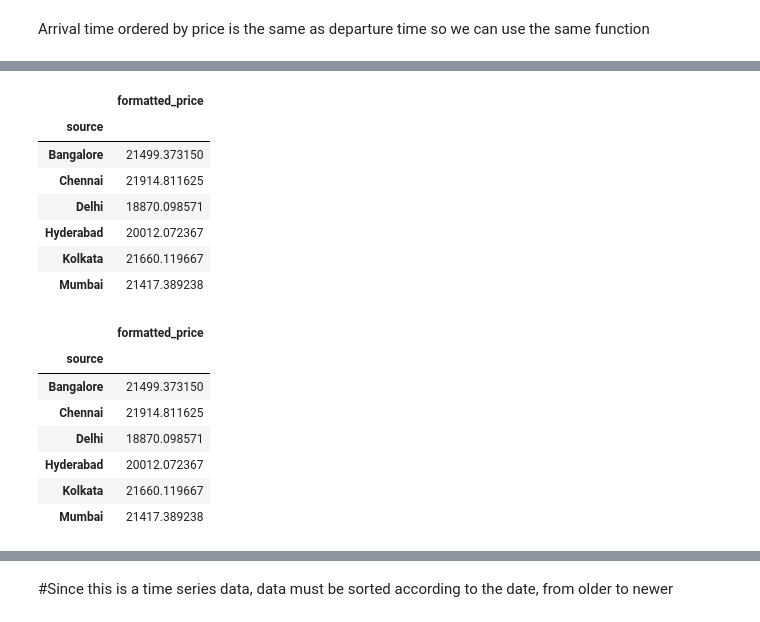
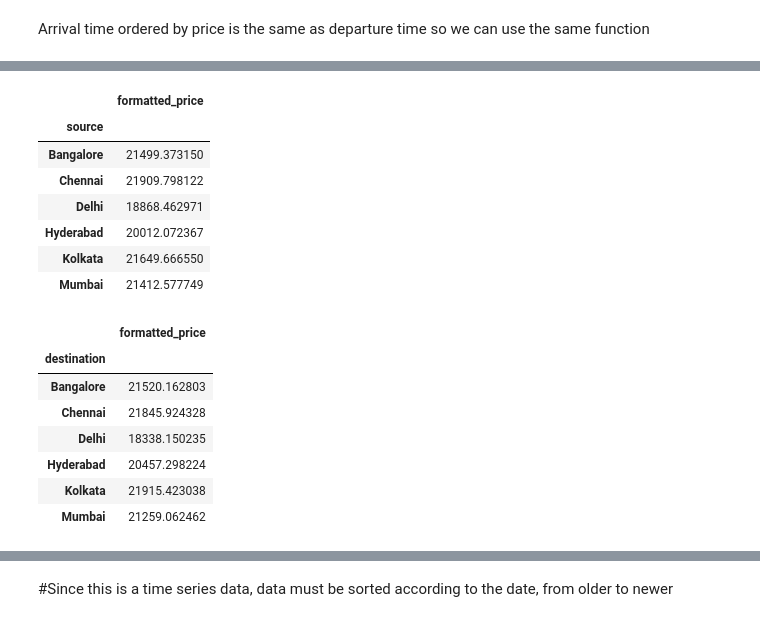
Before and after one commit to NourKamaly/AirlineTicketPricePrediction, a Jupyter notebook: Preprocessing notebook and final dataset/Preprocessing.ipynb, the cells around one changed output, grey strips where cells are left out. Cells and saved outputs as stored; diff of their text form; code cells hidden in the pictures.

```diff
--- a/Preprocessing notebook and final dataset/Preprocessing.ipynb
+++ b/Preprocessing notebook and final dataset/Preprocessing.ipynb
@@ -203,8 +255,6 @@ The price is an object due to the presence of a coma, and this needs to be fixed
 # %%
-def fix_price_format():
-  observation = 0
-  for price in dataset['price']:
+def fix_price_format(price):
     number = price.split(',')
     cost = number[0] + number[1]
-    dataset['formatted_price'][observation] = int(cost)
-    observation+=1
+    cost=int(cost)
+    return cost
@@ -212,0 +261,2 @@ fix_price_format()
+# %%
+dataset['formatted_price'] = dataset.price.apply(lambda price:fix_price_format(price))
@@ -461,11 +512,11 @@ dataset.groupby('source')[['formatted_price']].mean()
 |  | formatted_price |
 | source |  |
 | Bangalore | 21499.373150 |
-| Chennai | 21914.811625 |
-| Delhi | 18870.098571 |
+| Chennai | 21909.798122 |
+| Delhi | 18868.462971 |
 | Hyderabad | 20012.072367 |
-| Kolkata | 21660.119667 |
-| Mumbai | 21417.389238 |
+| Kolkata | 21649.666550 |
+| Mumbai | 21412.577749 |
 # %%
 def arranging_source_by_price(source):
   if source == 'Delhi' :
@@ -485,11 +536,11 @@ target_encoded_dataset['source'] = target_encoded_dataset.source.apply(lambda so
 # %%
-dataset.groupby('source')[['formatted_price']].mean()
+dataset.groupby('destination')[['formatted_price']].mean()
 # %% [output]
 |  | formatted_price |
-| source |  |
-| Bangalore | 21499.373150 |
-| Chennai | 21914.811625 |
-| Delhi | 18870.098571 |
-| Hyderabad | 20012.072367 |
-| Kolkata | 21660.119667 |
-| Mumbai | 21417.389238 |
+| destination |  |
+| Bangalore | 21520.162803 |
+| Chennai | 21845.924328 |
+| Delhi | 18338.150235 |
+| Hyderabad | 20457.298224 |
+| Kolkata | 21915.423038 |
+| Mumbai | 21259.062462 |
```
Also changed, not shown: parts of 45 cells of this notebook, 1 other file.
